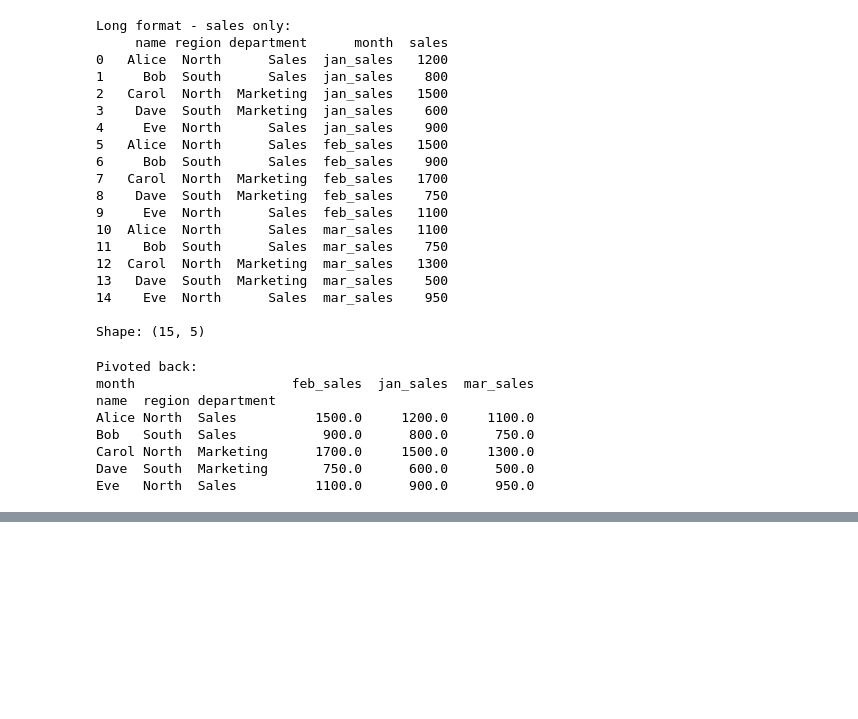
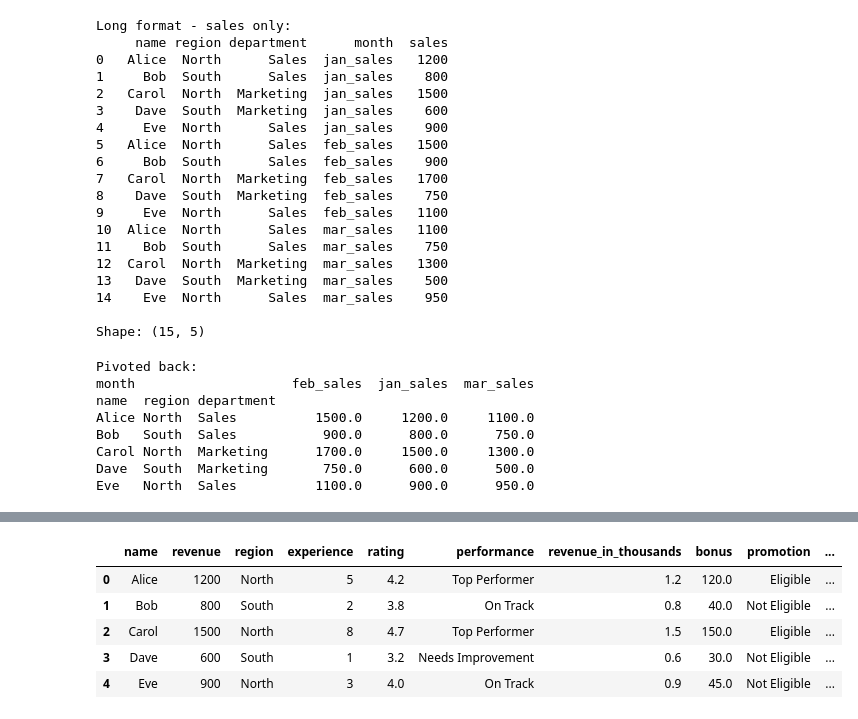
Before and after one commit to jateenkashyap/de-journey, a Jupyter notebook: month_02/src/pandas_basics.ipynb, the cells around one changed output, grey strips where cells are left out. Saved outputs shown, nothing was run; the diff lists cells and outputs as text; code cells hidden in the pictures; blank space fills up the shorter version.

```diff
--- a/month_02/src/pandas_basics.ipynb
+++ b/month_02/src/pandas_basics.ipynb
@@ -404,0 +555,12 @@ Eve   North  Sales          1100.0      900.0      950.0
+# %%
+# Categorize sales reps by revenue performance
+def performance_band(revenue):
+    if revenue >= 1200:
+        return "Top Performer"
+    elif revenue >= 800:
+        return "On Track"
+    else:
+        return "Needs Improvement"
+
+df_sales["performance"] = df_sales["revenue"].apply(performance_band)
+df_sales
@@ -404,0 +574,8 @@ Eve   North  Sales          1100.0      900.0      950.0
+# %%
+# Lambda - when the logic is simple enough for one line
+df_sales["revenue_in_thousands"] = df_sales["revenue"].apply(lambda x: round(x / 1000, 1))
+
+# Bonus calculation - 10% for top performers, 5% for rest
+df_sales["bonus"] = df_sales["revenue"].apply(lambda x: x * 0.10 if x >= 1200 else x * 0.05)
+
+df_sales
@@ -404,0 +589,13 @@ Eve   North  Sales          1100.0      900.0      950.0
+# %%
+# Sometimes you need values from MORE than one column
+# axis=1 means apply row by row
+
+def eligibility(row):
+    # Eligible for promotion if: revenue > 1000 AND experience > 3 AND rating > 4.0
+    if row["revenue"] > 1000 and row["experience"] > 3 and row["rating"] > 4.0:
+        return "Eligible"
+    else:
+        return "Not Eligible"
+
+df_sales["promotion"] = df_sales.apply(eligibility, axis=1)
+df_sales
@@ -404,0 +609,18 @@ Eve   North  Sales          1100.0      900.0      950.0
+# %%
+# map() is simpler than apply() - just replaces values using a dictionary
+# Perfect for encoding or renaming categories
+
+region_map = {
+    "North": "Northern Region",
+    "South": "Southern Region"
+}
+
+df_sales["region_full"] = df_sales["region"].map(region_map)
+df_sales
+# %% [output]
+|  | name | revenue | region | experience | rating | performance | revenue_in_thousands | bonus | promotion | ... |
+| 0 | Alice | 1200 | North | 5 | 4.2 | Top Performer | 1.2 | 120.0 | Eligible | ... |
+| 1 | Bob | 800 | South | 2 | 3.8 | On Track | 0.8 | 40.0 | Not Eligible | ... |
+| 2 | Carol | 1500 | North | 8 | 4.7 | Top Performer | 1.5 | 150.0 | Eligible | ... |
+| 3 | Dave | 600 | South | 1 | 3.2 | Needs Improvement | 0.6 | 30.0 | Not Eligible | ... |
+| 4 | Eve | 900 | North | 3 | 4.0 | On Track | 0.9 | 45.0 | Not Eligible | ... |
```
Also changed, not shown: parts of 9 cells of this notebook.
